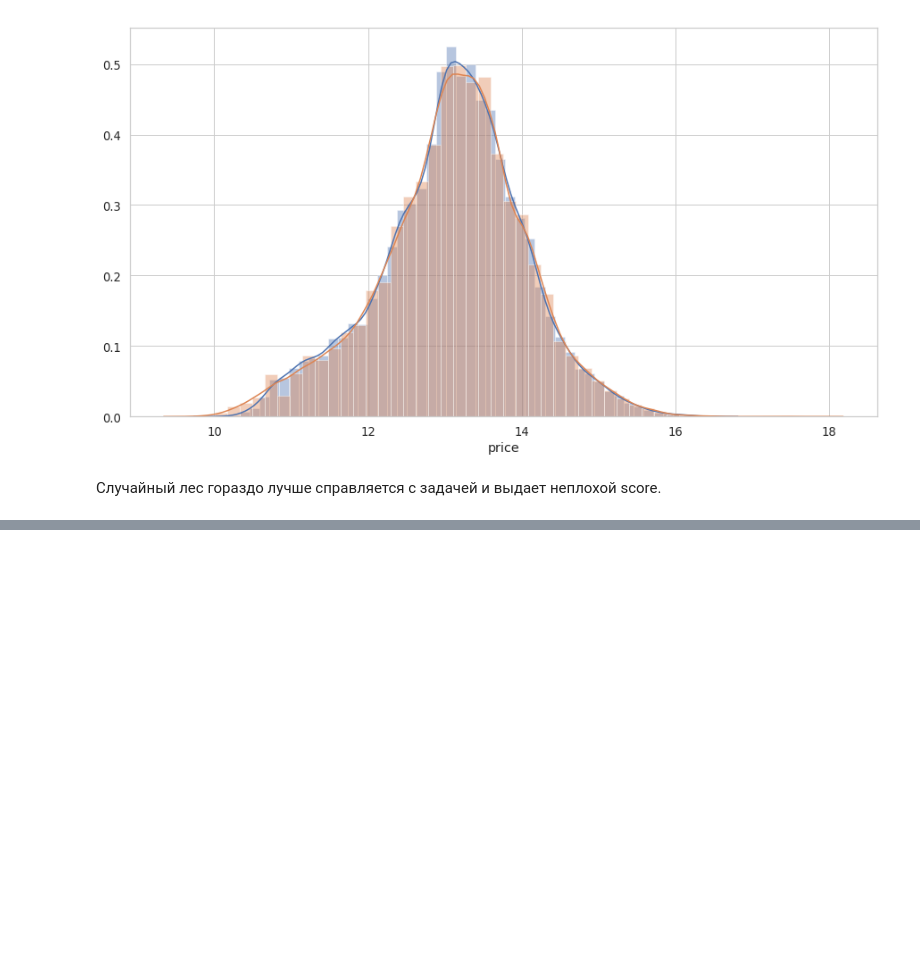
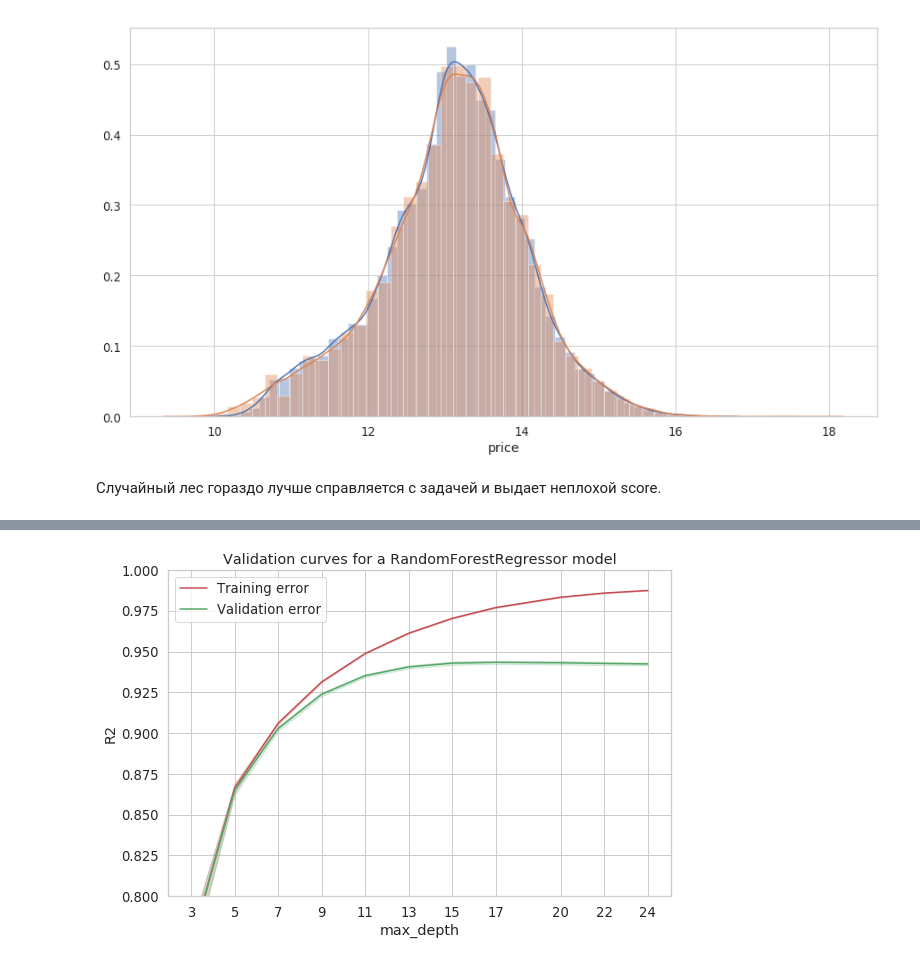
Before and after one commit to Curiosady/Learning-Projects, a Jupyter notebook: Auto.ru Car Price Prediction/main.ipynb, the cells around one changed output, grey strips where cells are left out. Cells and saved outputs as stored; diff of their text form; code cells hidden in the pictures; blank space fills up the shorter version.

```diff
--- a/Auto.ru Car Price Prediction/main.ipynb
+++ b/Auto.ru Car Price Prediction/main.ipynb
@@ -510,0 +662,5 @@ sns.distplot(y_test);
+# %%
+%%time
+valid_curves_plot(hyperparam='max_depth', param_range=[3, 5, 7, 9, 11, 13, 15, 17, 20, 22, 24])
+# %% [output]
+[figure, added]
```
Also changed, not shown: parts of 40 cells of this notebook.
